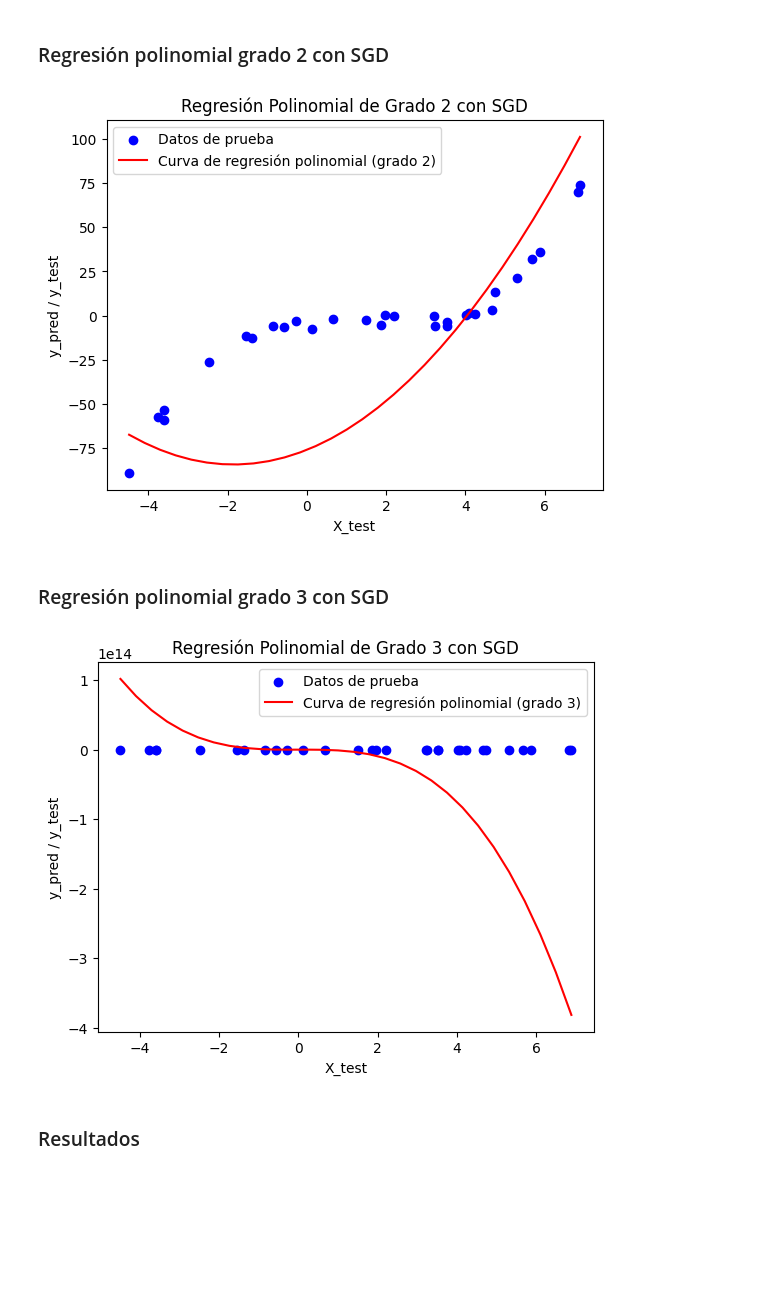
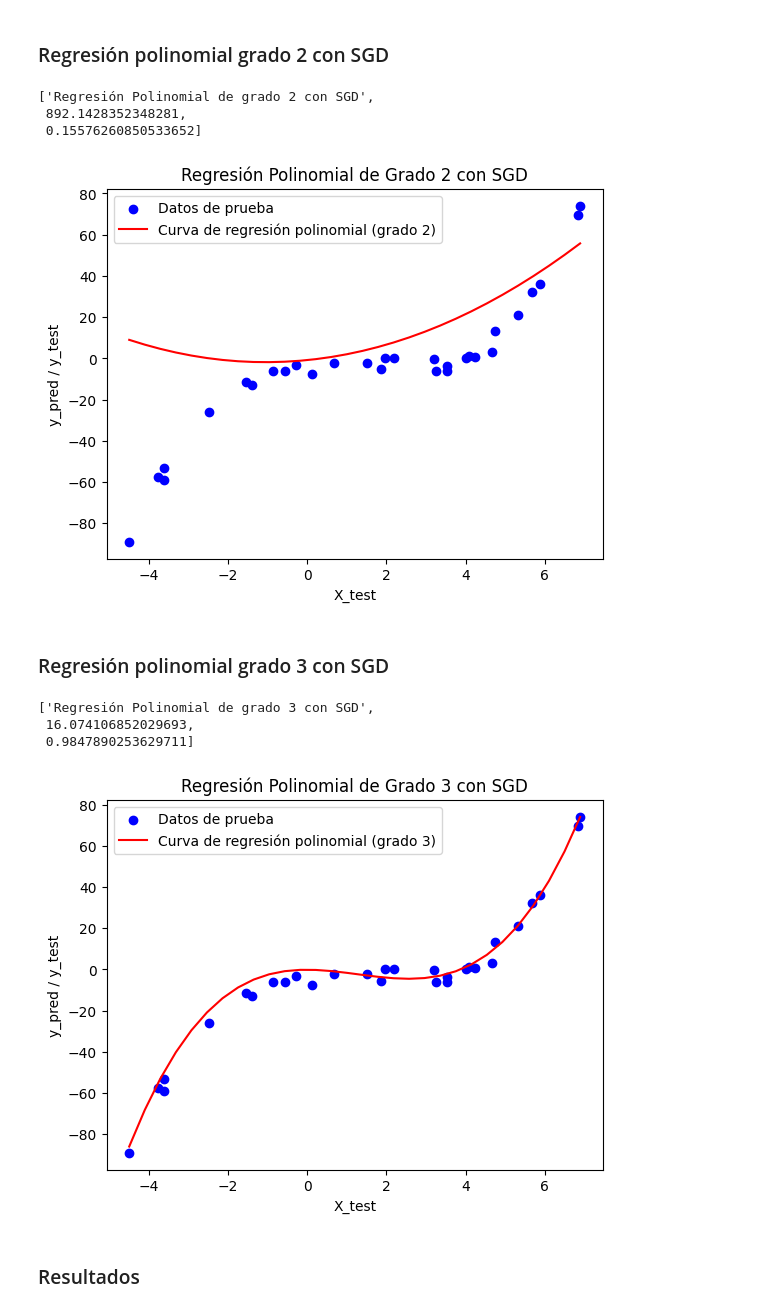
Before and after one commit to daniel692a/ml-and-ai, a Jupyter notebook: polinomial/4-polinomial.ipynb, the cells around one changed output. Saved outputs shown, nothing was run; the diff lists cells and outputs as text; code cells hidden in the pictures; blank space fills up the shorter version.

```diff
--- a/polinomial/4-polinomial.ipynb
+++ b/polinomial/4-polinomial.ipynb
@@ -96,7 +122,7 @@ plt.show()
 # %% [markdown]
 ### Regresión Lineal con SGD
 # %%
-sgdr = SGDRegressor()
+sgdr = SGDRegressor(learning_rate='constant', eta0=0.0000001, max_iter = 10000)
 sgdr.fit(X_train, y_train)
 
 y_pred = sgdr.predict(X_test)
@@ -107,7 +133,7 @@ plt.scatter(X_test, y_test, color='blue', label='Datos de Prueba')
 plt.plot(X_test, y_pred, color='red', label='Línea de regresión')
 plt.xlabel('X_test')
 plt.ylabel('y_pred / y_test')
-plt.title('Regresión Lineal BGD')
+plt.title('Regresión Lineal SGD')
 plt.legend()
 plt.show()
 # %% [output]
@@ -115,10 +145,21 @@ plt.show()
 # %% [markdown]
 ### Regresión polinomial grado 2 con SGD
+# %%
+poly_sgd_model_2 = make_pipeline(PolynomialFeatures(degree=2, include_bias=False), SGDRegressor(learning_rate='constant', eta0=0.0000001, max_iter = 10000))
+poly_sgd_model_2.fit(X_train, y_train)
+
+y_pred = poly_sgd_model_2.predict(X_test)
+sgd_2_data = ['Regresión Polinomial de grado 2 con SGD', mean_squared_error(y_test, y_pred), r2_score(y_test, y_pred)]
+sgd_2_data
+# %% [output]
+['Regresión Polinomial de grado 2 con SGD',
+ 892.1428352348281,
+ 0.15576260850533652]
 # %%
 poly = PolynomialFeatures(degree=2, include_bias=False)
 poly_features = poly.fit_transform(X_train.reshape(-1, 1))
 
-poly_sgd_model_2 = SGDRegressor()
+poly_sgd_model_2 = SGDRegressor(learning_rate='constant', eta0=0.0000001, max_iter = 10000)
 poly_sgd_model_2.fit(poly_features, y_train)
 
 x_test = np.linspace(X_test.min(), X_test.max(), 30).reshape(-1, 1)
@@ -135,31 +176,42 @@ plt.title('Regresión Polinomial de Grado 2 con SGD')
 plt.legend()
 plt.show()
 # %% [output]
-[figure, old version]
+[figure, new version]
 # %% [markdown]
 ### Regresión polinomial grado 3 con SGD
+# %%
+poly_sgd_model_3 = make_pipeline(PolynomialFeatures(degree=3, include_bias=False), SGDRegressor(learning_rate='constant', eta0=0.0000001, max_iter = 10000))
+poly_sgd_model_3.fit(X_train, y_train)
+
+y_pred = poly_sgd_model_3.predict(X_test)
+sgd_3_data = ['Regresión Polinomial de grado 3 con SGD', mean_squared_error(y_test, y_pred), r2_score(y_test, y_pred)]
+sgd_3_data
+# %% [output]
+['Regresión Polinomial de grado 3 con SGD',
+ 16.074106852029693,
+ 0.9847890253629711]
 # %%
 poly = PolynomialFeatures(degree=3, include_bias=False)
 poly_features = poly.fit_transform(X_train.reshape(-1, 1))
 
-poly_sgd_model_3 = SGDRegressor()
+poly_sgd_model_3 = SGDRegressor(learning_rate='constant', eta0=0.0000001, max_iter = 10000)
 poly_sgd_model_3.fit(poly_features, y_train)
 
 x_test = np.linspace(X_test.min(), X_test.max(), 30).reshape(-1, 1)
 
 y_pred = poly_sgd_model_3.predict(poly.transform(x_test))
 
 sgd_3_data = ['Regresión Polinomial de grado 3 con SGD', mean_squared_error(y_test, y_pred), r2_score(y_test, y_pred)]
 
 plt.scatter(X_test, y_test, color='blue', label='Datos de prueba')
 plt.plot(x_test, y_pred, color='red', label='Curva de regresión polinomial (grado 3)')
 plt.xlabel('X_test')
 plt.ylabel('y_pred / y_test')
 plt.title('Regresión Polinomial de Grado 3 con SGD')
 plt.legend()
 plt.show()
 # %% [output]
-[figure, old version]
+[figure, new version]
 # %% [markdown]
 ### Resultados
 # %%
```
Also changed, not shown: parts of 20 cells of this notebook.
